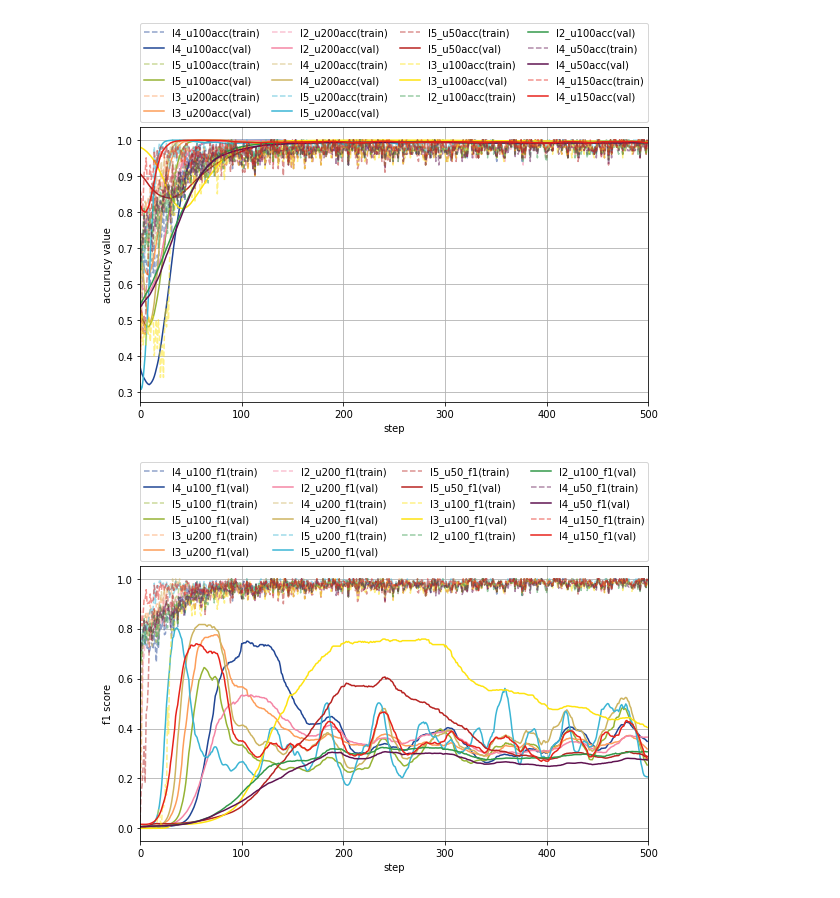
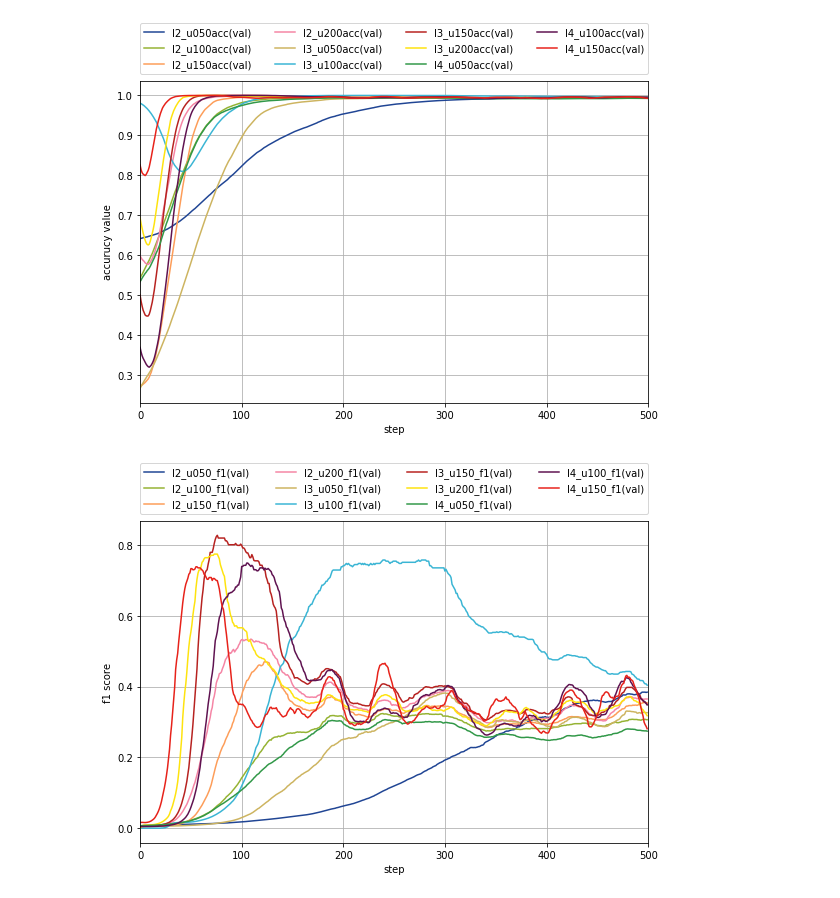
Before and after one commit to mgxnzhu/mlpproject, a Jupyter notebook: notebooks/Plot.ipynb, the cells around one changed output. Drawn from its saved outputs; the diff is of its cells as text; code cells hidden in the pictures.

Commit message:
more plot

```diff
--- a/notebooks/Plot.ipynb
+++ b/notebooks/Plot.ipynb
@@ -5,6 +5,7 @@ import os
 %matplotlib inline
 # %%
 models = [f[:-4] for f in os.listdir('../stats/') if f.endswith(".npy")]
+models.sort()
 #models = ['test']
 num_steps = 500
 colors = ['#204594', '#95B333', '#FD9D59', '#F585A5', '#CDB460', '#3AB5D4', '#B72220', '#FEE30E', '#319848', '#5f1250', '#e7221a']
@@ -13,7 +14,7 @@ fig = plt.figure(figsize=(8,6))
 ax = fig.add_subplot(111)
 for modelname, colorname in zip(models, colors):
     stats = np.load('../stats/'+modelname+".npy")
-    ax.plot(range(num_steps), stats[:,0], label=modelname+"_loss(train)", color=colorname, alpha=0.5, linestyle='--')
+    #ax.plot(range(num_steps), stats[:,0], label=modelname+"_loss(train)", color=colorname, alpha=0.5, linestyle='--')
     ax.plot(range(num_steps), stats[:,3], label=modelname+"_loss(val)", color=colorname)
 lgd = ax.legend(bbox_to_anchor=(0., 1.02, 1., .102), loc=3,
                ncol=4, mode="expand", borderaxespad=0)
@@ -30,7 +31,7 @@ fig = plt.figure(figsize=(8,6))
 ax = fig.add_subplot(111)
 for modelname, colorname in zip(models, colors):
     stats = np.load('../stats/'+modelname+".npy")
-    ax.plot(range(num_steps), stats[:,1], label=modelname+"acc(train)", color=colorname, alpha=0.5, linestyle='--')
+    #ax.plot(range(num_steps), stats[:,1], label=modelname+"acc(train)", color=colorname, alpha=0.5, linestyle='--')
     ax.plot(range(num_steps), stats[:,4], label=modelname+"acc(val)", color=colorname)
 lgd = ax.legend(bbox_to_anchor=(0., 1.02, 1., .102), loc=3,
                ncol=4, mode="expand", borderaxespad=0)
@@ -41,23 +42,23 @@ ax.grid()
 fig.tight_layout()
 fig.savefig("acc.pdf", bbox_extra_artists=(fig,), bbox_inches='tight')
 # %% [output]
-[figure, old version]
+[figure, new version]
 # %%
 fig = plt.figure(figsize=(8,6))
 ax = fig.add_subplot(111)
 for modelname, colorname in zip(models, colors):
     stats = np.load('../stats/'+modelname+".npy")
-    ax.plot(range(num_steps), stats[:,2], label=modelname+"_f1(train)", color=colorname, alpha=0.5, linestyle='--')
+    #ax.plot(range(num_steps), stats[:,2], label=modelname+"_f1(train)", color=colorname, alpha=0.5, linestyle='--')
     ax.plot(range(num_steps), stats[:,5], label=modelname+"_f1(val)", color=colorname)
 lgd = ax.legend(bbox_to_anchor=(0., 1.02, 1., .102), loc=3,
                ncol=4, mode="expand", borderaxespad=0)
 ax.set_xlim(0, num_steps)
 ax.set_xlabel("step")
 ax.set_ylabel("f1 score")
 ax.grid()
 fig.tight_layout()
 fig.savefig("f1.pdf", bbox_extra_artists=(fig,), bbox_inches='tight')
 # %% [output]
-[figure, old version]
+[figure, new version]
 # %%
 maxf1 = {}
```
Also changed, not shown: parts of 5 cells of this notebook, 9 other files.
